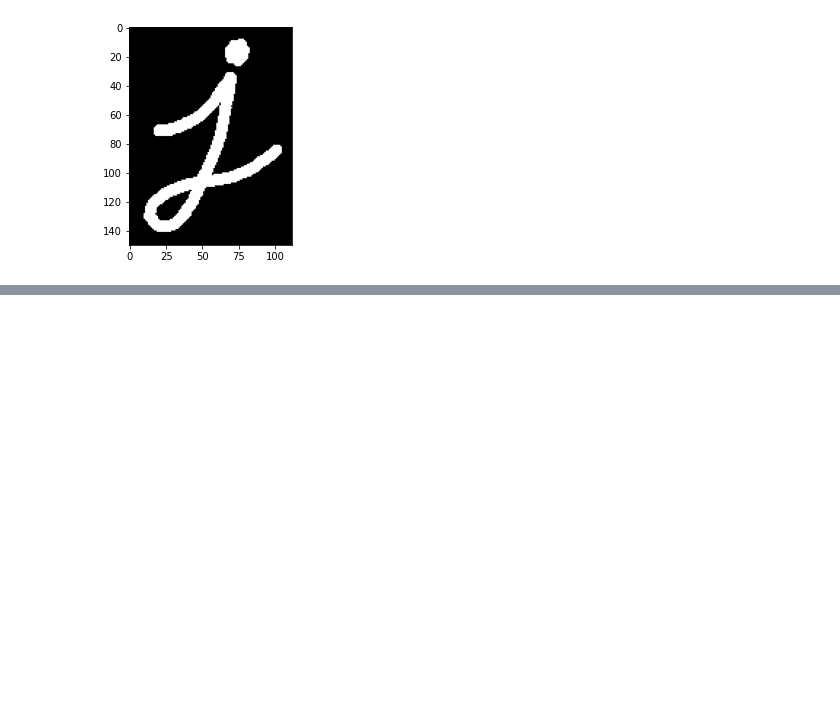
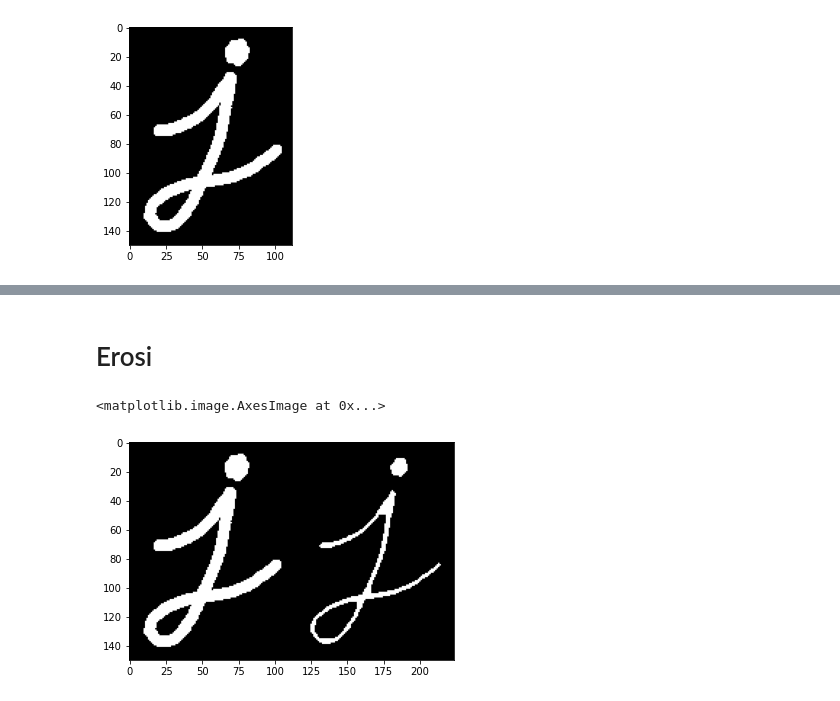
Before and after one commit to Zwarzen/PCVK_Genap_2022, a Jupyter notebook: week8.ipynb, the cells around one changed output, grey strips where cells are left out. Cells and saved outputs as stored; diff of their text form; code cells hidden in the pictures; blank space fills up the shorter version.

```diff
--- a/week8.ipynb
+++ b/week8.ipynb
@@ -23,0 +35,10 @@ plt.imshow(gambar_j)
+# %% [markdown]
+# Erosi
+# %%
+erosi = cv.erode(gambar_j,kernel,iterations = 1)
+
+final_frame = cv.hconcat((gambar_j, erosi))
+plt.imshow(final_frame)
+# %% [output]
+<matplotlib.image.AxesImage at 0x...>
+[figure, added]
```
Also changed, not shown: parts of 14 cells of this notebook.
